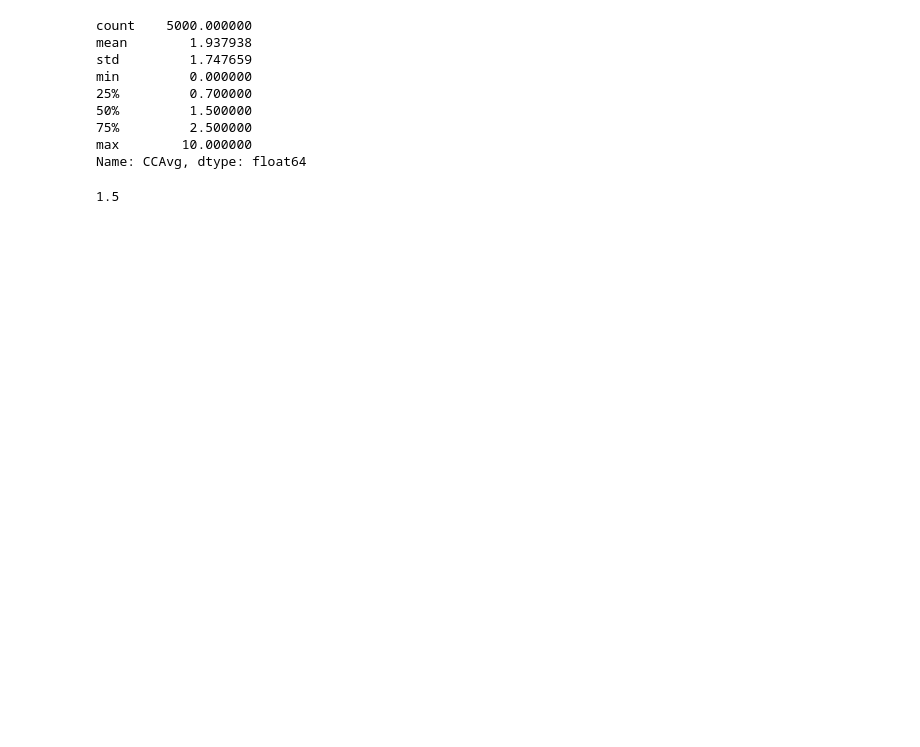
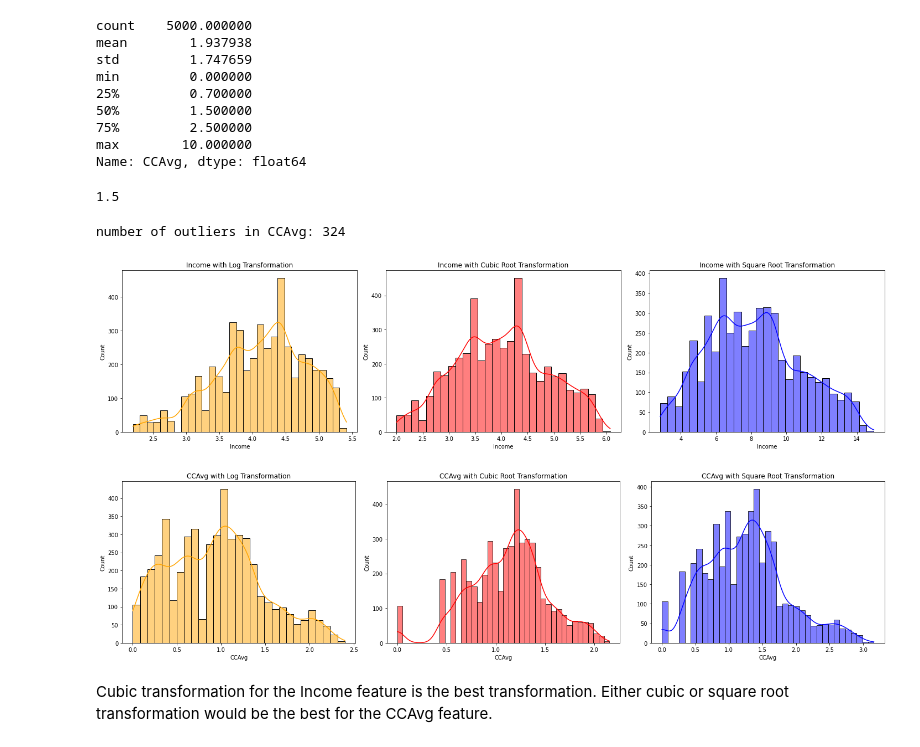
Before and after one commit to chankey1/loan-approval-classification, a Jupyter notebook: index.ipynb, the cells around one changed output. Drawn from its saved outputs; the diff is of its cells as text; code cells hidden in the pictures; blank space fills up the shorter version.

```diff
--- a/index.ipynb
+++ b/index.ipynb
@@ -188,3 +202,38 @@ Name: CCAvg, dtype: float64
 df['CCAvg'].median()
 # %% [output]
 1.5
+# %%
+q1 = df['CCAvg'].quantile(0.25)
+q3 = df['CCAvg'].quantile(0.75)
+IQR = q3 - q1
+outliers =  df['CCAvg'][((df['CCAvg']<(q1-1.5*IQR)) | (df['CCAvg']>(q3+1.5*IQR)))]
+len(outliers)
+print("number of outliers in CCAvg: " + str(len(outliers)))
+# %% [output]
+number of outliers in CCAvg: 324
+# %%
+skewed_columns =['Income','CCAvg']
+
+for col in skewed_columns:
+    fig, axes = plt.subplots(1, 3, figsize=(20, 5))  # Create a 1x4 grid of subplots
+
+    # Log Transformation
+    sns.histplot(np.log(df[col] + 1), color='orange', ax=axes[0],kde=True)
+    axes[0].set_title(f'{col} with Log Transformation')
+
+    # Cubic Root Transformation
+    sns.histplot(np.cbrt(df[col]), color='red', ax=axes[1],kde=True)
+    axes[1].set_title(f'{col} with Cubic Root Transformation')
+
+    # Square Root Transformation
+    sns.histplot(np.sqrt(df[col]), color='blue', ax=axes[2],kde=True)
+    axes[2].set_title(f'{col} with Square Root Transformation')
+
+    plt.tight_layout()
+    plt.show()
+    print("\n")
+# %% [output]
+[figure, added]
+[figure, added]
+# %% [markdown]
+Cubic transformation for the Income feature is the best transformation. Either cubic or square root transformation would be the best for the CCAvg feature.
```
Also changed, not shown: parts of 15 cells of this notebook.
